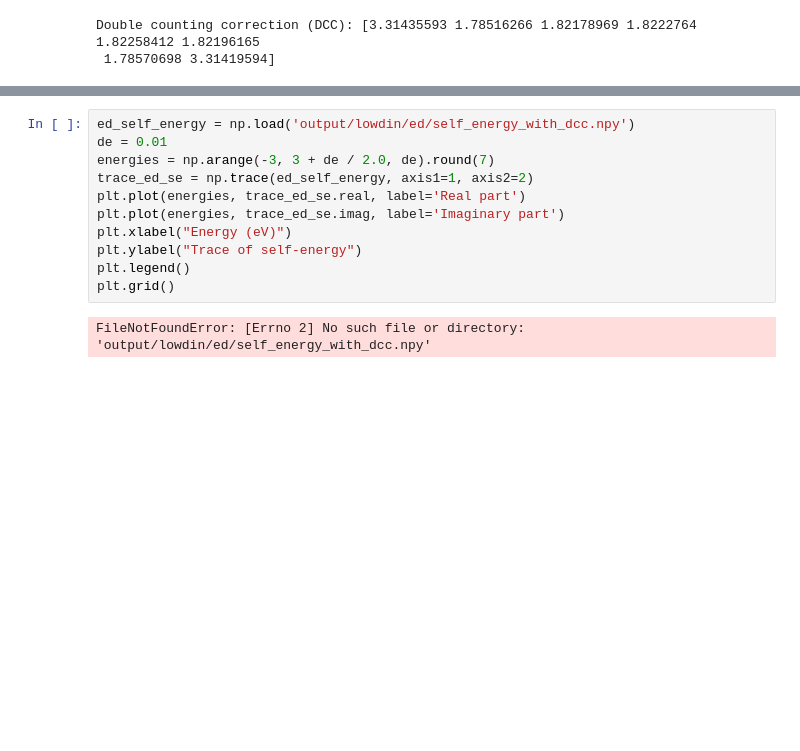
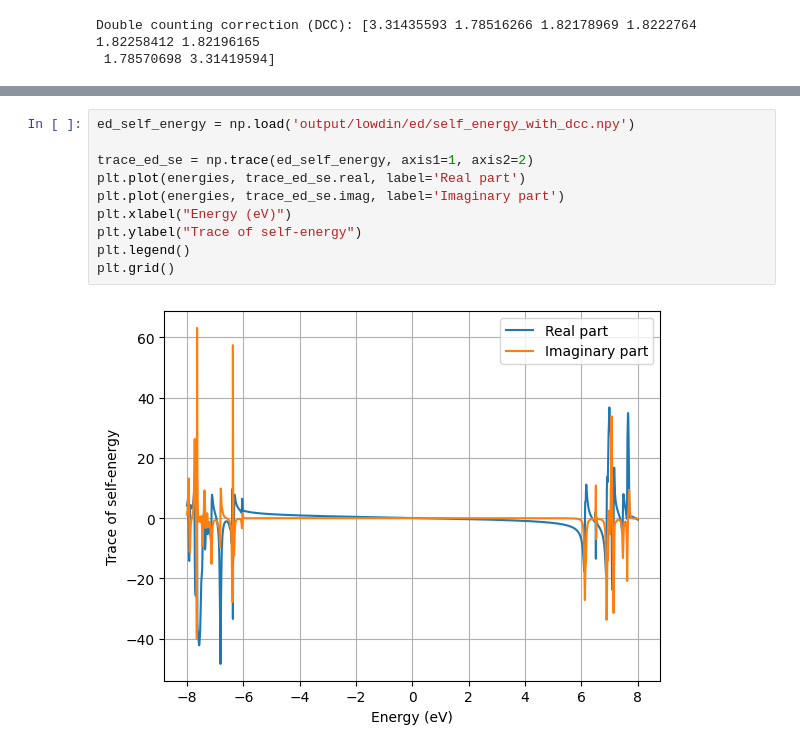
Before and after one commit to aj0337/qtpyt-tests, a Jupyter notebook: gw_edmft/AuBDA14/analysis.ipynb, the cells around one changed output, grey strips where cells are left out. Drawn from its saved outputs; the diff is of its cells as text; blank space fills up the shorter version.

```diff
--- a/gw_edmft/AuBDA14/analysis.ipynb
+++ b/gw_edmft/AuBDA14/analysis.ipynb
@@ -55,13 +56,12 @@ plt.show()
 # %%
 ed_self_energy = np.load('output/lowdin/ed/self_energy_with_dcc.npy')
-de = 0.01
-energies = np.arange(-3, 3 + de / 2.0, de).round(7)
+
 trace_ed_se = np.trace(ed_self_energy, axis1=1, axis2=2)
 plt.plot(energies, trace_ed_se.real, label='Real part')
 plt.plot(energies, trace_ed_se.imag, label='Imaginary part')
 plt.xlabel("Energy (eV)")
 plt.ylabel("Trace of self-energy")
 plt.legend()
 plt.grid()
 # %% [output]
-FileNotFoundError: [Errno 2] No such file or directory: 'output/lowdin/ed/self_energy_with_dcc.npy'
+[figure, added]
```
Also changed, not shown: parts of 6 cells of this notebook, 1 other file.
